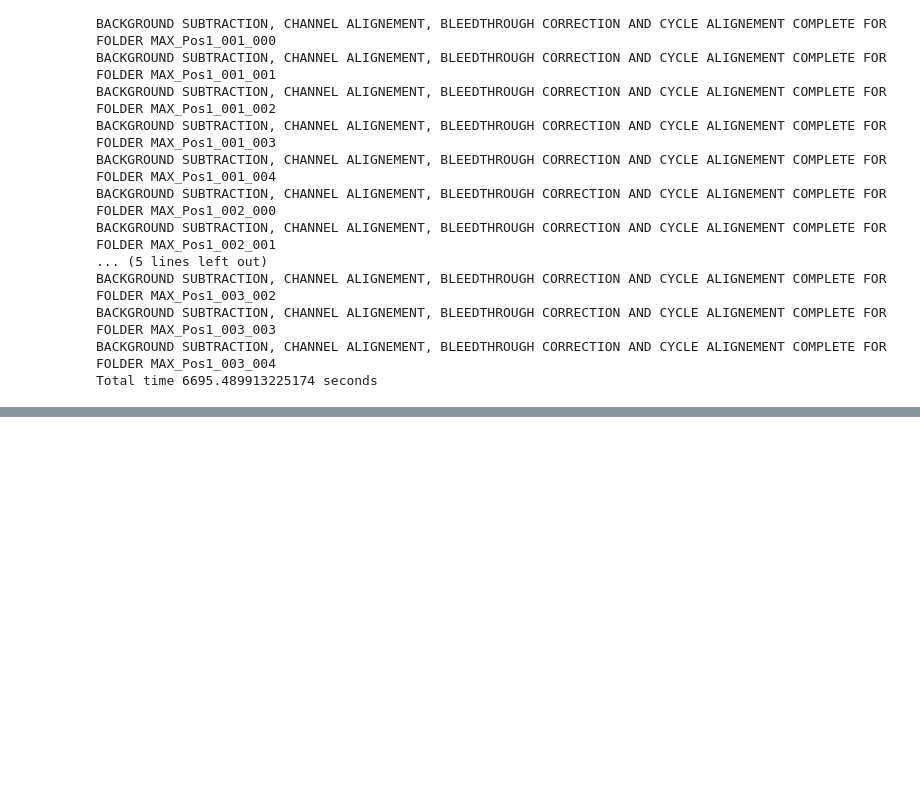
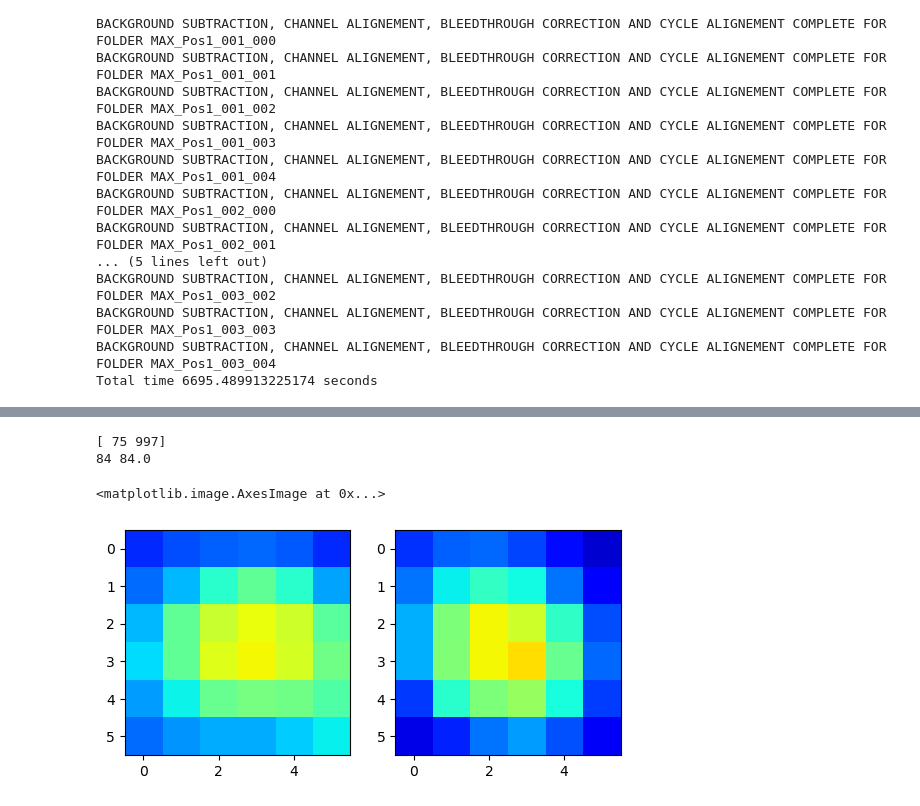
Before and after one commit to ZadorLaboratory/barseq-processing, a Jupyter notebook: attic/goswami/barseq_v1_testbench.ipynb, the cells around one changed output, grey strips where cells are left out. Cells and saved outputs as stored; diff of their text form; code cells hidden in the pictures; blank space fills up the shorter version.

Commit message:
HybBasecall Updated
Modules for Hyb basecall added

```diff
--- a/attic/goswami/barseq_v1_testbench.ipynb
+++ b/attic/goswami/barseq_v1_testbench.ipynb
@@ -180,0 +219,19 @@ print(f'Total time for {len(folders)} is {tn-t0} secs')
+# %%
+# HYB BASE CALL------------------------------written in a way that finds max for all spots across channels
+from skimage.measure import label
+from skimage import color
+from skimage.morphology import extrema
+from skimage.util import img_as_float
+from skimage.exposure import rescale_intensity
+relaxed=1;
+no_deconv=1;
+filter_overlap=0;
+codebook_hyb_name='codebookhyb.mat'
+config_pth='/mnt/c/Users/goswami/Documents/MATLAB/barseq-matlab-allen-main (1)/barseq-matlab-allen-main/config/'
+pth='/mnt/d/allen_data/test_dataset_bc_726126/'
+cyclename='alignedn2vhyb'
+num_c=4
+thresh=[50,60,40,30]
+prominence=[50,10,40,10]
+all_genes_ch=2
+basecall_hyb_all_tiles(pth,cyclename,config_pth,codebook_hyb_name,thresh,prominence,num_c,all_genes_ch,no_deconv)
@@ -180,0 +329,11 @@ print(f'Total time for {len(folders)} is {tn-t0} secs')
+# %%
+print(m[0].coords[0])
+fg, ax=plt.subplots(1,2)
+print(a_masked[m[30].coords[0][0],m[30].coords[0][1]],m[30].intensity_max)
+ax[0].imshow(a[m[0].coords[0][0]-3:m[0].coords[0][0]+3,m[0].coords[0][1]-3:m[0].coords[0][1]+3],cmap='jet',vmin=0,vmax=150)
+ax[1].imshow(a[m[3].coords[0][0]-3:m[3].coords[0][0]+3,m[3].coords[0][1]-3:m[3].coords[0][1]+3],cmap='jet',vmin=0,vmax=150)
+# %% [output]
+[ 75 997]
+84 84.0
+<matplotlib.image.AxesImage at 0x...>
+[figure, added]
```
Also changed, not shown: parts of 16 cells of this notebook.
